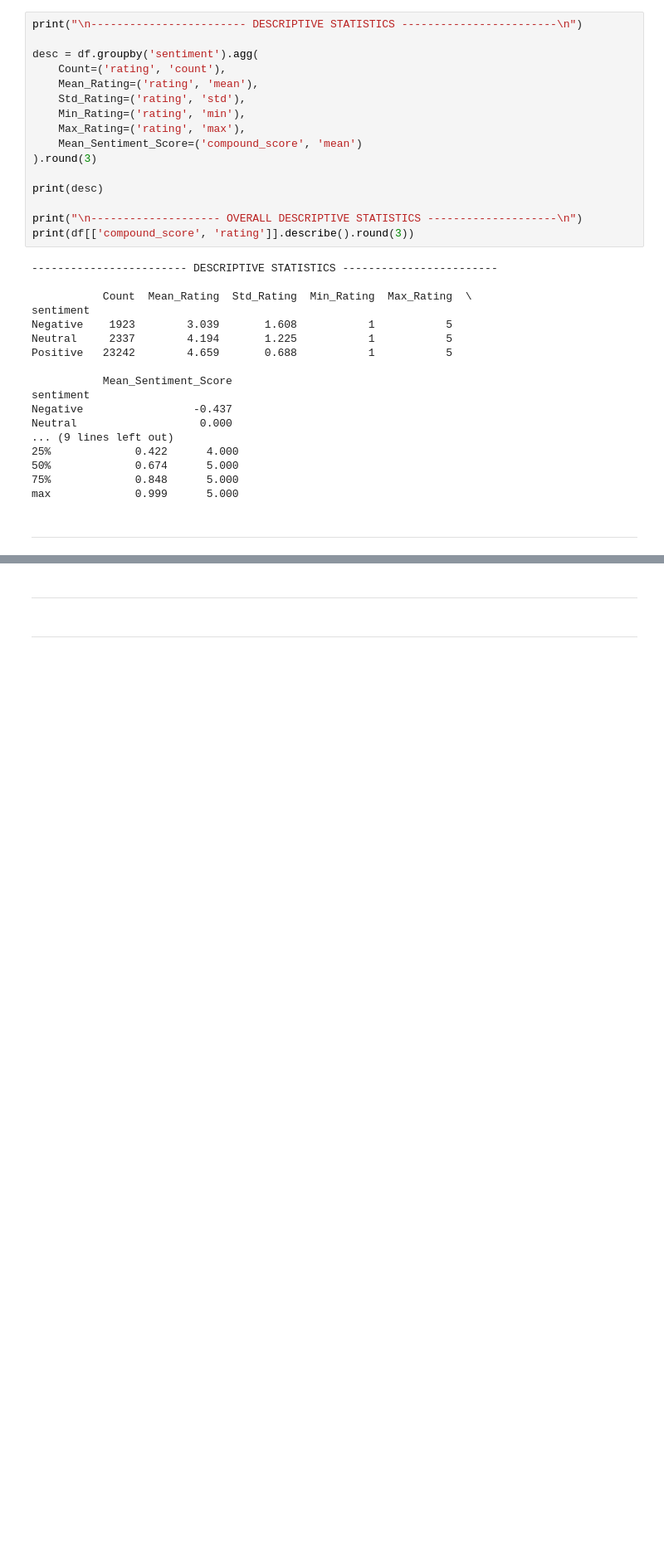
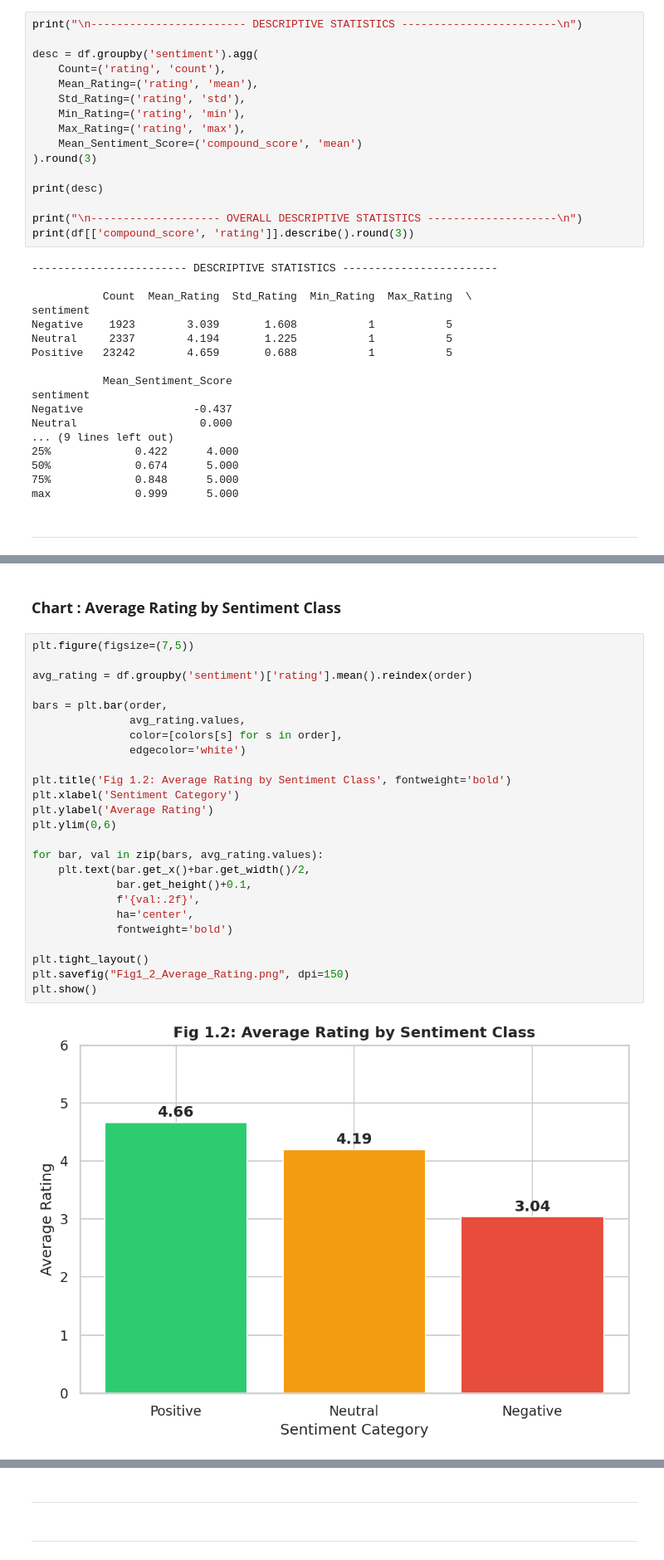
Before and after one commit to m-aryan/Social_Media_Sentiment_Polarity_on_Consumer_Purchase_Intention, a Jupyter notebook: Social_Media_Sentiment_Polarity_on_Consumer_Purchase_Intention.ipynb, the cells around one changed output, grey strips where cells are left out. Shown at 83% size. Cells and saved outputs as stored; diff of their text form; blank space fills up the shorter version.

```diff
--- a/Social_Media_Sentiment_Polarity_on_Consumer_Purchase_Intention.ipynb
+++ b/Social_Media_Sentiment_Polarity_on_Consumer_Purchase_Intention.ipynb
@@ -317,0 +346,29 @@ max             0.999      5.000
+# %% [markdown]
+### **Chart : Average Rating by Sentiment Class**
+# %%
+plt.figure(figsize=(7,5))
+
+avg_rating = df.groupby('sentiment')['rating'].mean().reindex(order)
+
+bars = plt.bar(order,
+               avg_rating.values,
+               color=[colors[s] for s in order],
+               edgecolor='white')
+
+plt.title('Fig 1.2: Average Rating by Sentiment Class', fontweight='bold')
+plt.xlabel('Sentiment Category')
+plt.ylabel('Average Rating')
+plt.ylim(0,6)
+
+for bar, val in zip(bars, avg_rating.values):
+    plt.text(bar.get_x()+bar.get_width()/2,
+             bar.get_height()+0.1,
+             f'{val:.2f}',
+             ha='center',
+             fontweight='bold')
+
+plt.tight_layout()
+plt.savefig("Fig1_2_Average_Rating.png", dpi=150)
+plt.show()
+# %% [output]
+[figure, added]
```
Also changed, not shown: parts of 5 cells of this notebook.
